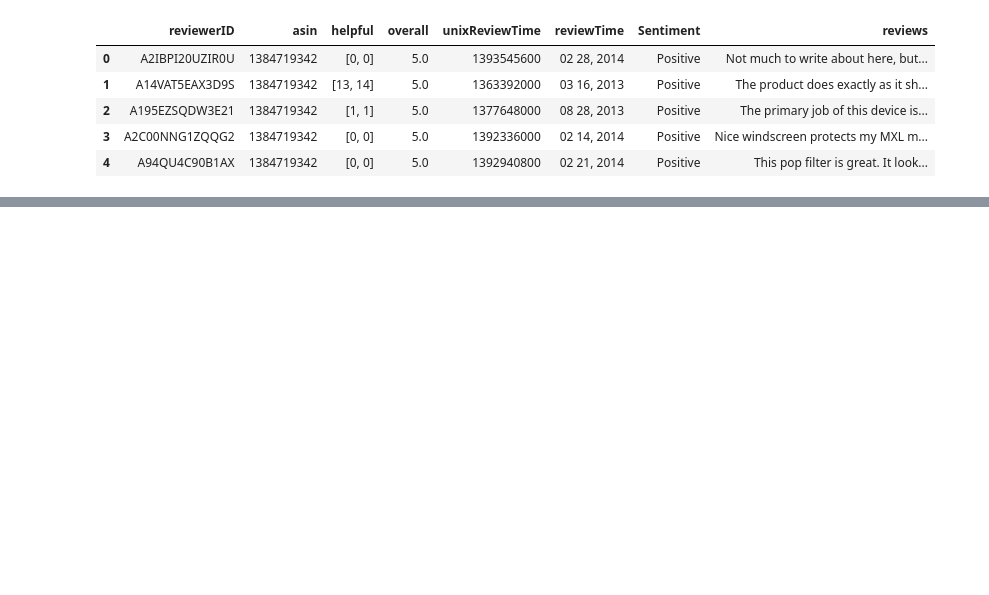
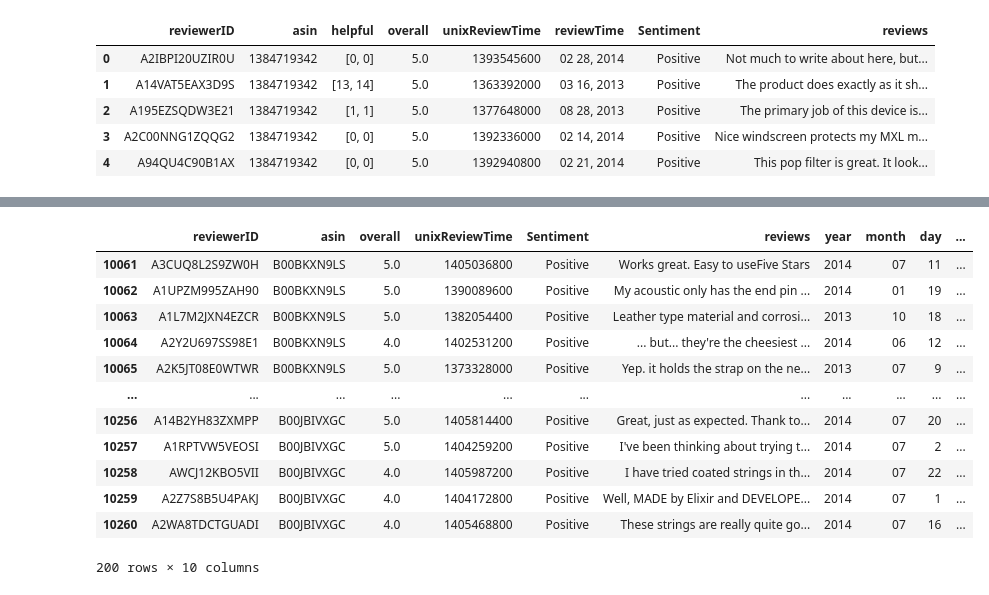
Before and after one commit to jeffbeech/Amazon-Sentiment-Review, a Jupyter notebook: Sentiment Review Notebook.ipynb, the cells around one changed output, grey strips where cells are left out. Cells and saved outputs as stored; diff of their text form; code cells hidden in the pictures; blank space fills up the shorter version.

```diff
--- a/Sentiment Review Notebook.ipynb
+++ b/Sentiment Review Notebook.ipynb
@@ -287,0 +322,11 @@ reviews.head()
+# %%
+newreview = reviews["helpful"].str.split(",", n = 1, expand = True)
+newreview1 = newreview[0].str.split('[', n = 1, expand = True)
+newreview2 = newreview[1].str.split(']', n = 1, expand = True)
+newreview1.reset_index(drop = True, inplace = True)
+newreview2.reset_index(drop = True, inplace = True)
+# %%
+newreview1.drop([0], axis = 1, inplace = True)
+newreview2.drop([1], axis = 1, inplace = True)
+# %%
+helpful_review = pd.concat([newreview1, newreview2], axis = 1)
@@ -287,0 +349,28 @@ reviews.head()
+# %%
+helpful_review[0] = helpful_review[0].astype(str).astype(int)
+helpful_review[1] = helpful_review[1].astype(str).astype(int)
+try:
+    helpful_review['result'] = helpful_review[1] / helpful_review[0]
+except ZeroDivisionError:
+    helpful_review['result'] = 0
+helpful_review['result'].fillna(0, inplace = True)
+helpful_review['result'] = helpful_review['result'].round(2)
+
+reviews['helpful_review'] = helpful_review['result']
+reviews.drop(['helpful'], axis = 1, inplace = True)
+# %%
+reviews.tail(200)
+# %% [output]
+|  | reviewerID | asin | overall | unixReviewTime | Sentiment | reviews | year | month | day | ... |
+| 10061 | A3CUQ8L2S9ZW0H | B00BKXN9LS | 5.0 | 1405036800 | Positive | Works great. Easy to useFive Stars | 2014 | 07 | 11 | ... |
+| 10062 | A1UPZM995ZAH90 | B00BKXN9LS | 5.0 | 1390089600 | Positive | My acoustic only has the end pin ... | 2014 | 01 | 19 | ... |
+| 10063 | A1L7M2JXN4EZCR | B00BKXN9LS | 5.0 | 1382054400 | Positive | Leather type material and corrosi... | 2013 | 10 | 18 | ... |
+| 10064 | A2Y2U697SS98E1 | B00BKXN9LS | 4.0 | 1402531200 | Positive | ... but... they're the cheesiest ... | 2014 | 06 | 12 | ... |
+| 10065 | A2K5JT08E0WTWR | B00BKXN9LS | 5.0 | 1373328000 | Positive | Yep. it holds the strap on the ne... | 2013 | 07 | 9 | ... |
+| ... | ... | ... | ... | ... | ... | ... | ... | ... | ... | ... |
+| 10256 | A14B2YH83ZXMPP | B00JBIVXGC | 5.0 | 1405814400 | Positive | Great, just as expected. Thank to... | 2014 | 07 | 20 | ... |
+| 10257 | A1RPTVW5VEOSI | B00JBIVXGC | 5.0 | 1404259200 | Positive | I've been thinking about trying t... | 2014 | 07 | 2 | ... |
+| 10258 | AWCJ12KBO5VII | B00JBIVXGC | 4.0 | 1405987200 | Positive | I have tried coated strings in th... | 2014 | 07 | 22 | ... |
+| 10259 | A2Z7S8B5U4PAKJ | B00JBIVXGC | 4.0 | 1404172800 | Positive | Well, MADE by Elixir and DEVELOPE... | 2014 | 07 | 1 | ... |
+| 10260 | A2WA8TDCTGUADI | B00JBIVXGC | 4.0 | 1405468800 | Positive | These strings are really quite go... | 2014 | 07 | 16 | ... |
+200 rows × 10 columns
```
Also changed, not shown: parts of 12 cells of this notebook.
